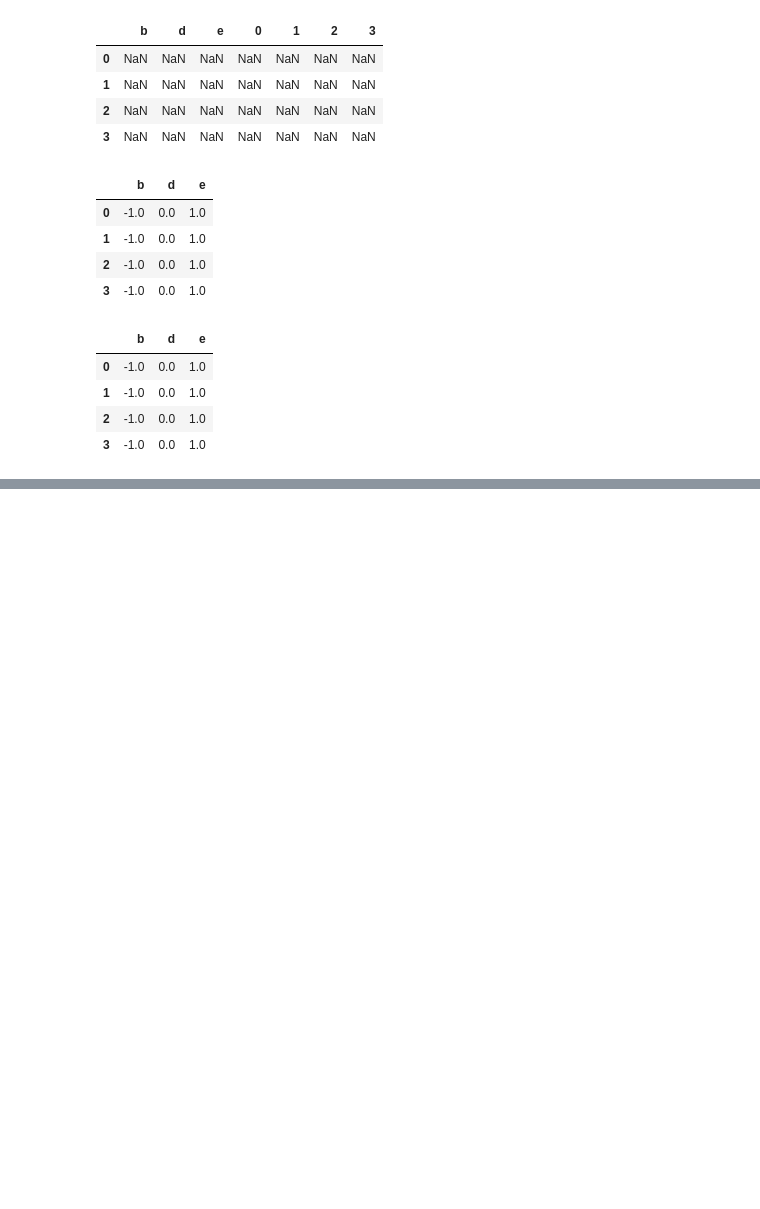
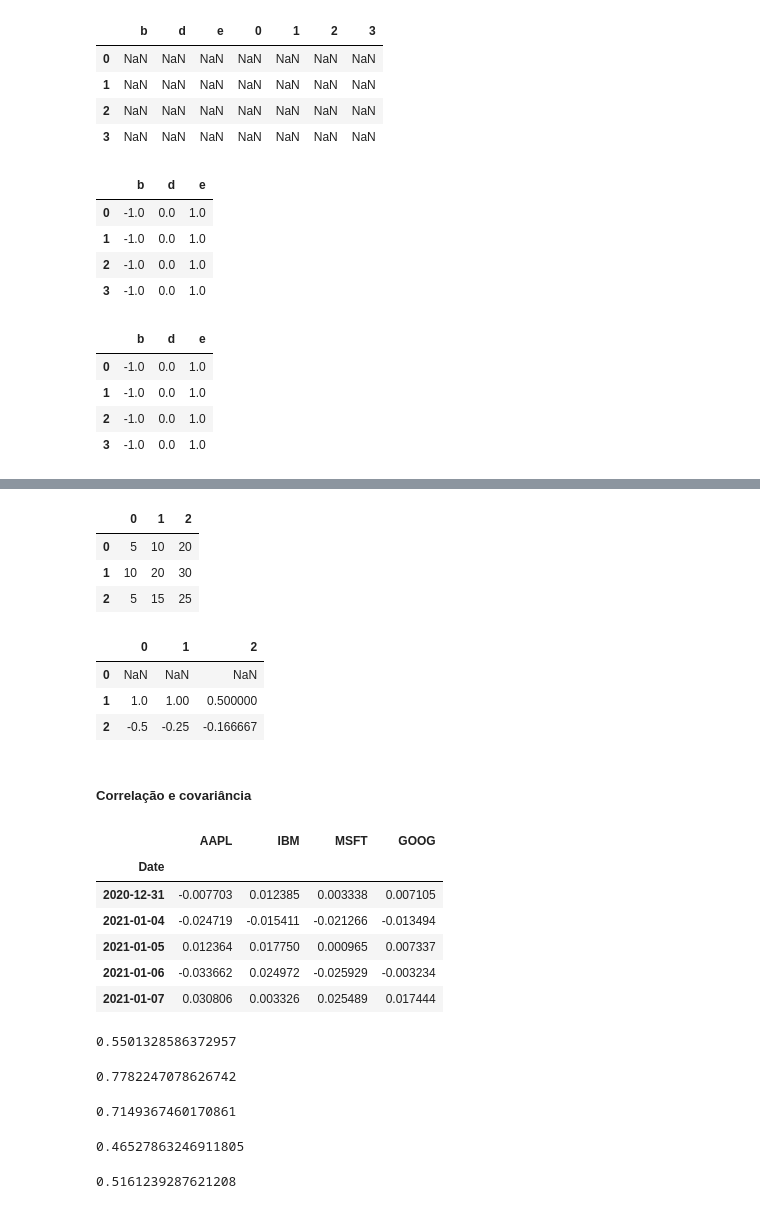
Before and after one commit to viniciusbeckerdesouza/jupyters, a Jupyter notebook: estudos_pandas.ipynb, the cells around one changed output, grey strips where cells are left out. Cells and saved outputs as stored; diff of their text form; code cells hidden in the pictures; blank space fills up the shorter version.

Commit message:
Mais estudos de pandas

```diff
--- a/estudos_pandas.ipynb
+++ b/estudos_pandas.ipynb
@@ -905,0 +1361,58 @@ frame.sub(series3, axis=0)
+# %%
+df3 = pd.DataFrame([[5, 10, 20],[10, 20, 30],[5, 15, 25]])
+df3
+# %% [output]
+|  | 0 | 1 | 2 |
+| 0 | 5 | 10 | 20 |
+| 1 | 10 | 20 | 30 |
+| 2 | 5 | 15 | 25 |
+# %%
+df3.pct_change()
+# %% [output]
+|  | 0 | 1 | 2 |
+| 0 | NaN | NaN | NaN |
+| 1 | 1.0 | 1.00 | 0.500000 |
+| 2 | -0.5 | -0.25 | -0.166667 |
+# %% [markdown]
+##### Correlação e covariância
+# %%
+import pandas_datareader.data as web
+all_data = {ticker: web.get_data_yahoo(ticker)
+           for ticker in ['AAPL','IBM','MSFT','GOOG']}
+
+price = pd.DataFrame({ticker: data['Adj Close']
+                     for ticker, data in all_data.items()})
+volume = pd.DataFrame({ticker: data['Volume']
+                      for ticker, data in all_data.items()})
+# %%
+returns = price.pct_change() #calculando a mudança percentual dos preços
+# %%
+returns.tail()
+# %% [output]
+|  | AAPL | IBM | MSFT | GOOG |
+| Date |  |  |  |  |
+| 2020-12-31 | -0.007703 | 0.012385 | 0.003338 | 0.007105 |
+| 2021-01-04 | -0.024719 | -0.015411 | -0.021266 | -0.013494 |
+| 2021-01-05 | 0.012364 | 0.017750 | 0.000965 | 0.007337 |
+| 2021-01-06 | -0.033662 | 0.024972 | -0.025929 | -0.003234 |
+| 2021-01-07 | 0.030806 | 0.003326 | 0.025489 | 0.017444 |
+# %%
+returns.MSFT.corr(returns.IBM) #calculando correlação entre o preço das ações
+# %% [output]
+0.5501328586372957
+# %%
+returns.MSFT.corr(returns.GOOG)
+# %% [output]
+0.7782247078626742
+# %%
+returns.MSFT.corr(returns.AAPL)
+# %% [output]
+0.7149367460170861
+# %%
+returns.AAPL.corr(returns.IBM)
+# %% [output]
+0.46527863246911805
+# %%
+returns.GOOG.corr(returns.IBM)
+# %% [output]
+0.5161239287621208
```
Also changed, not shown: parts of 88 cells of this notebook.
